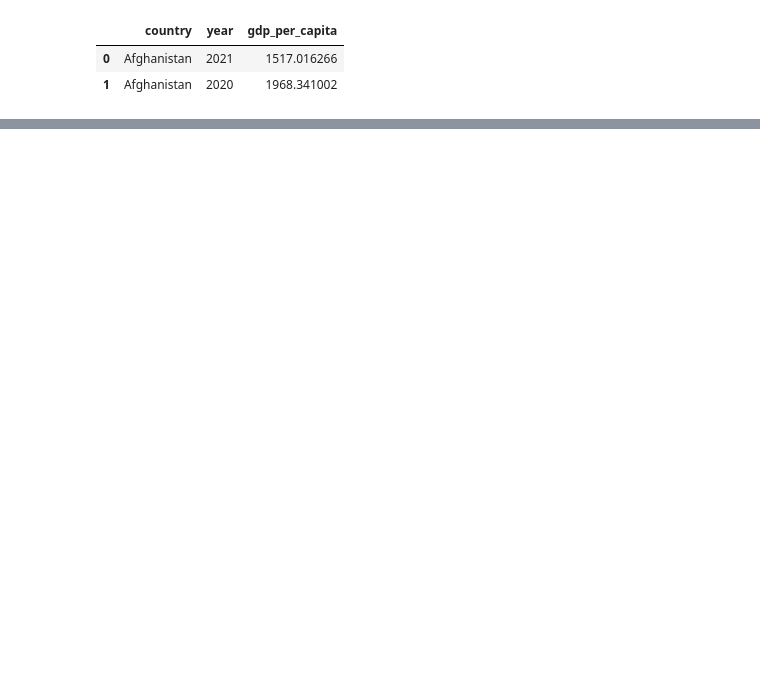
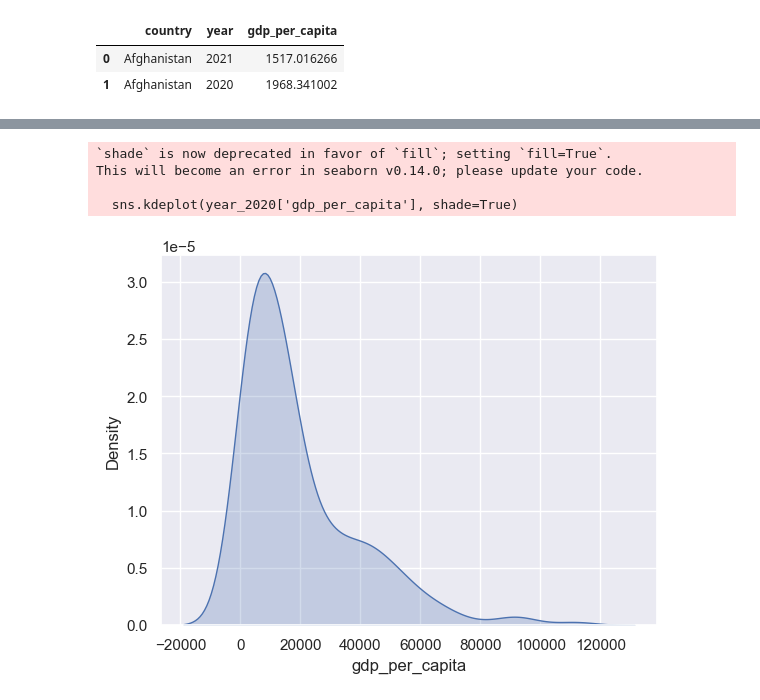
Before and after one commit to NSS-Data-Analytics-Cohort-10/gdp-and-internet-usage-megyg6, a Jupyter notebook: notebooks/gdp_and_internet_usage_notebook.ipynb, the cells around one changed output, grey strips where cells are left out. Saved outputs shown, nothing was run; the diff lists cells and outputs as text; code cells hidden in the pictures; blank space fills up the shorter version.

```diff
--- a/notebooks/gdp_and_internet_usage_notebook.ipynb
+++ b/notebooks/gdp_and_internet_usage_notebook.ipynb
@@ -122,0 +196,11 @@ In this question, you're going to create some plots to show the distribution of
+# %%
+# density plot for 2020 looking at gdp per capita per country
+sns.set(style="darkgrid")
+sns.kdeplot(year_2020['gdp_per_capita'], shade=True)
+plt.show()
+# %% [output]
+`shade` is now deprecated in favor of `fill`; setting `fill=True`.
+This will become an error in seaborn v0.14.0; please update your code.
+
+  sns.kdeplot(year_2020['gdp_per_capita'], shade=True)
+[figure, added]
```
Also changed, not shown: parts of 23 cells of this notebook.
